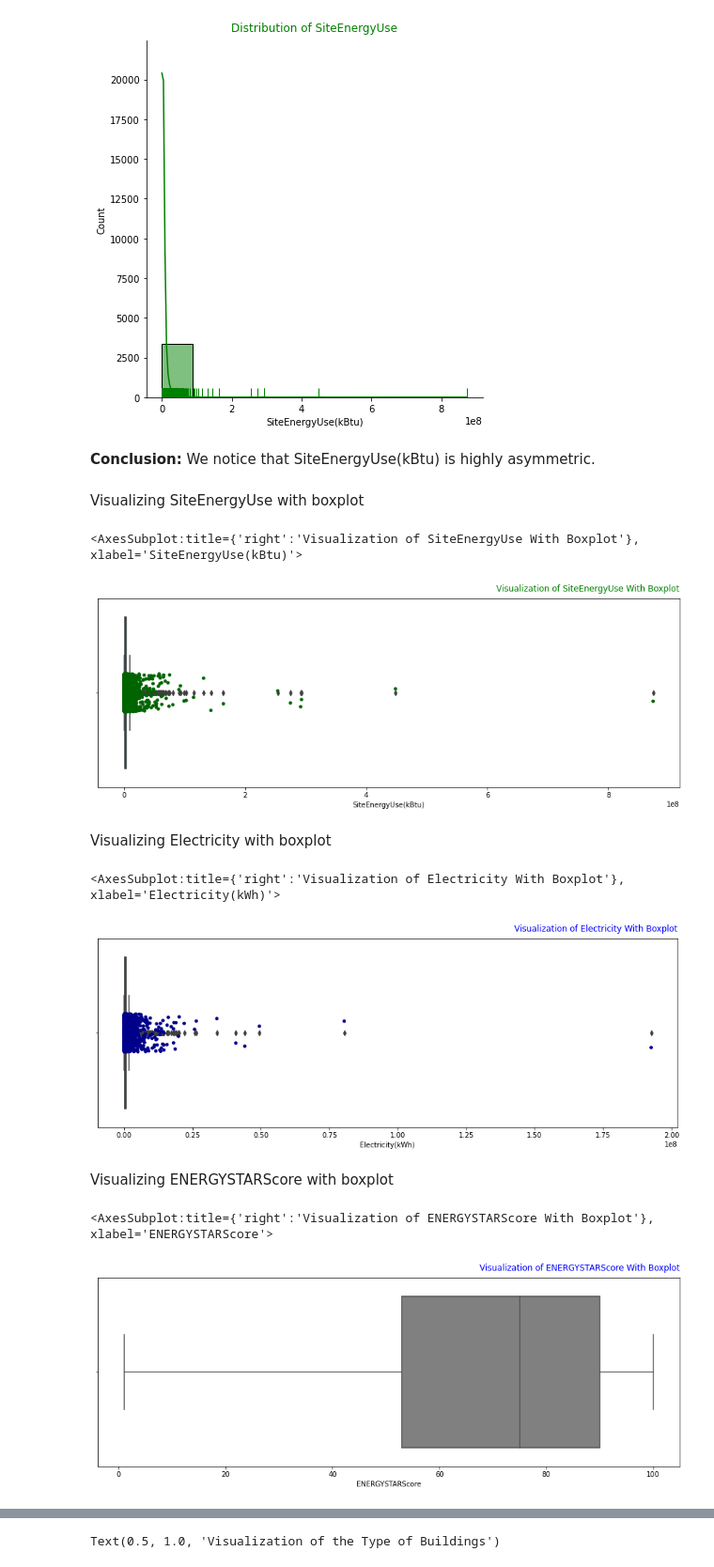
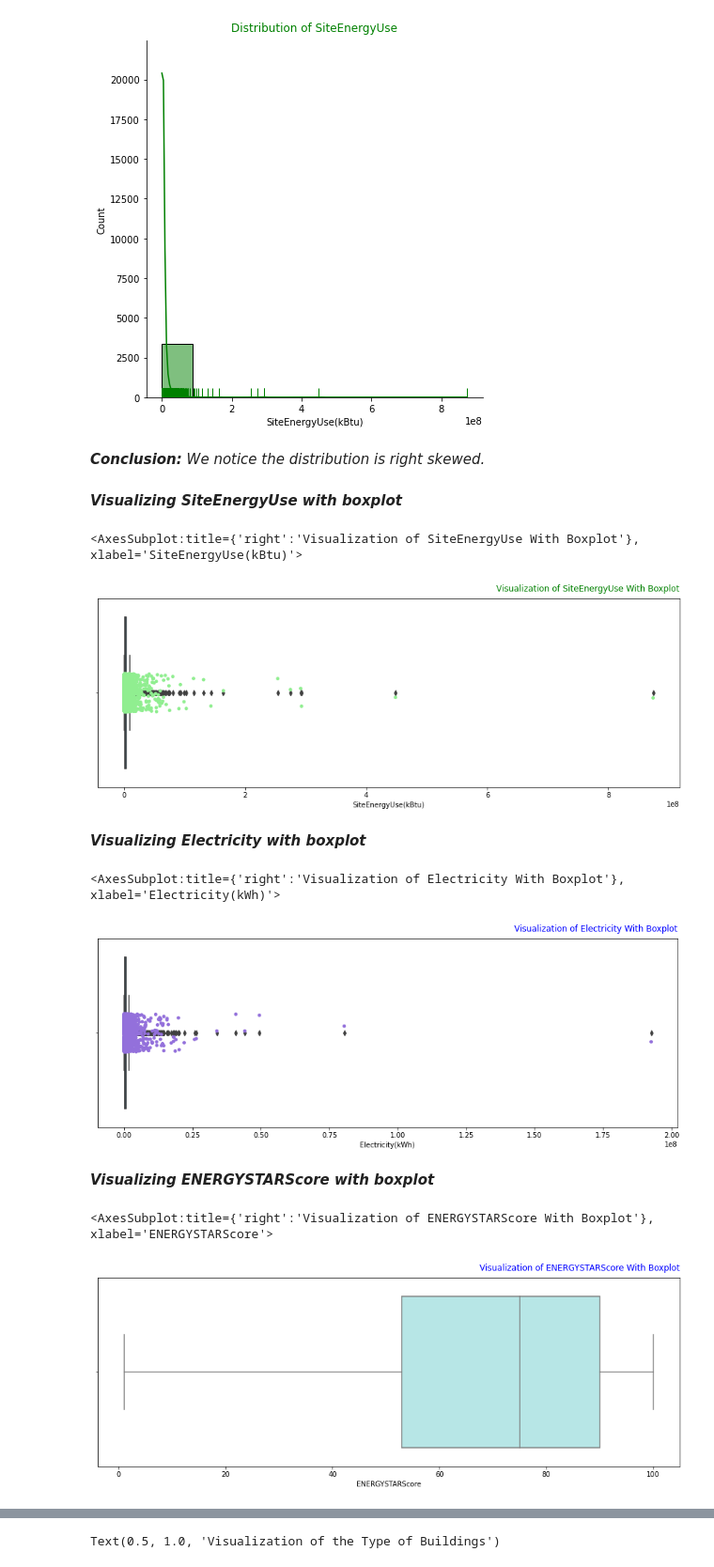
Before and after one commit to Pernelavougnassou/Energy_Consumption_Prediction_ML, a Jupyter notebook: EnergyConsumption_Prediction.ipynb, the cells around one changed output, grey strips where cells are left out. Shown at 94% size. Drawn from its saved outputs; the diff is of its cells as text; code cells hidden in the pictures.

```diff
--- a/EnergyConsumption_Prediction.ipynb
+++ b/EnergyConsumption_Prediction.ipynb
@@ -139,9 +141,9 @@ Text(0.5, 1.0, 'Distribution of SiteEnergyUse')
 <Figure size 1080x360 with 0 Axes>
 [figure]
 # %% [markdown]
-**Conclusion:** We notice that SiteEnergyUse(kBtu) is highly asymmetric.
+***Conclusion:*** *We notice the distribution is right skewed.*
 # %% [markdown]
-Visualizing SiteEnergyUse with boxplot
+***Visualizing SiteEnergyUse with boxplot***
 # %%
 #Setting figure size for the notebook
 plt.figure(figsize=(15,5))
@@ -152,12 +154,12 @@ plt.title('Visualization of SiteEnergyUse With Boxplot', color='green',
 
 # Plotting SiteEnergyUse(kBtu)
 sns.boxplot(x =energy['SiteEnergyUse(kBtu)'])
-sns.stripplot(x = energy['SiteEnergyUse(kBtu)'], color = 'darkgreen')
+sns.stripplot(x = energy['SiteEnergyUse(kBtu)'], color = 'lightgreen')
 # %% [output]
 <AxesSubplot:title={'right':'Visualization of SiteEnergyUse With Boxplot'}, xlabel='SiteEnergyUse(kBtu)'>
-[figure, old version]
+[figure, new version]
 # %% [markdown]
-Visualizing Electricity with boxplot
+***Visualizing Electricity with boxplot***
 # %%
 #Setting figure size for the notebook
 plt.figure(figsize=(15,5))
@@ -168,23 +170,23 @@ plt.title('Visualization of Electricity With Boxplot', color='blue',
 
 # Plotting Electricity(kWh)
 sns.boxplot(x =energy['Electricity(kWh)'])
-sns.stripplot(x = energy['Electricity(kWh)'], color = 'darkblue')
+sns.stripplot(x = energy['Electricity(kWh)'], color = 'mediumpurple')
 # %% [output]
 <AxesSubplot:title={'right':'Visualization of Electricity With Boxplot'}, xlabel='Electricity(kWh)'>
-[figure, old version]
+[figure, new version]
 # %% [markdown]
-Visualizing ENERGYSTARScore with boxplot
+***Visualizing ENERGYSTARScore with boxplot***
 # %%
 #Setting figure size for the notebook
 plt.figure(figsize=(15,5))
 
 #set title of the plot
 plt.title('Visualization of ENERGYSTARScore With Boxplot', color='blue',
           loc='right', pad=10.0)
 
 # Plotting ENERGYSTARScore
-sns.boxplot(x =energy['ENERGYSTARScore'], color='gray')
+sns.boxplot(x =energy['ENERGYSTARScore'], color='paleturquoise')
 # %% [output]
 <AxesSubplot:title={'right':'Visualization of ENERGYSTARScore With Boxplot'}, xlabel='ENERGYSTARScore'>
-[figure, old version]
+[figure, new version]
 # %% [markdown]
```
Also changed, not shown: parts of 51 cells of this notebook.
